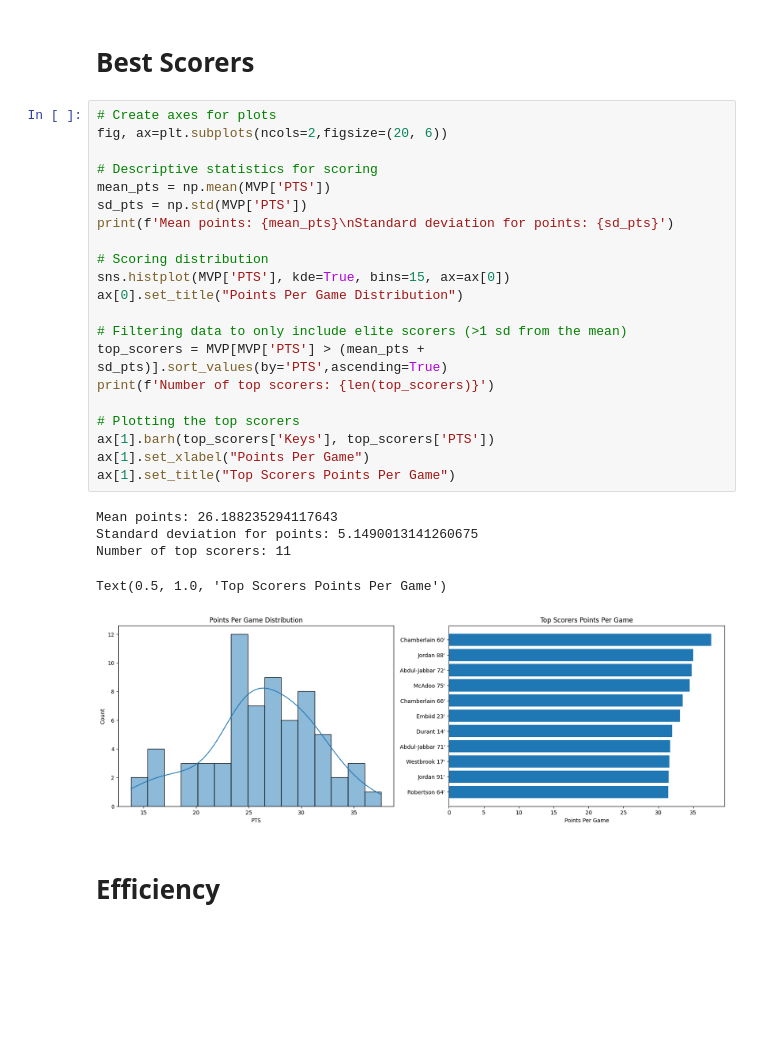
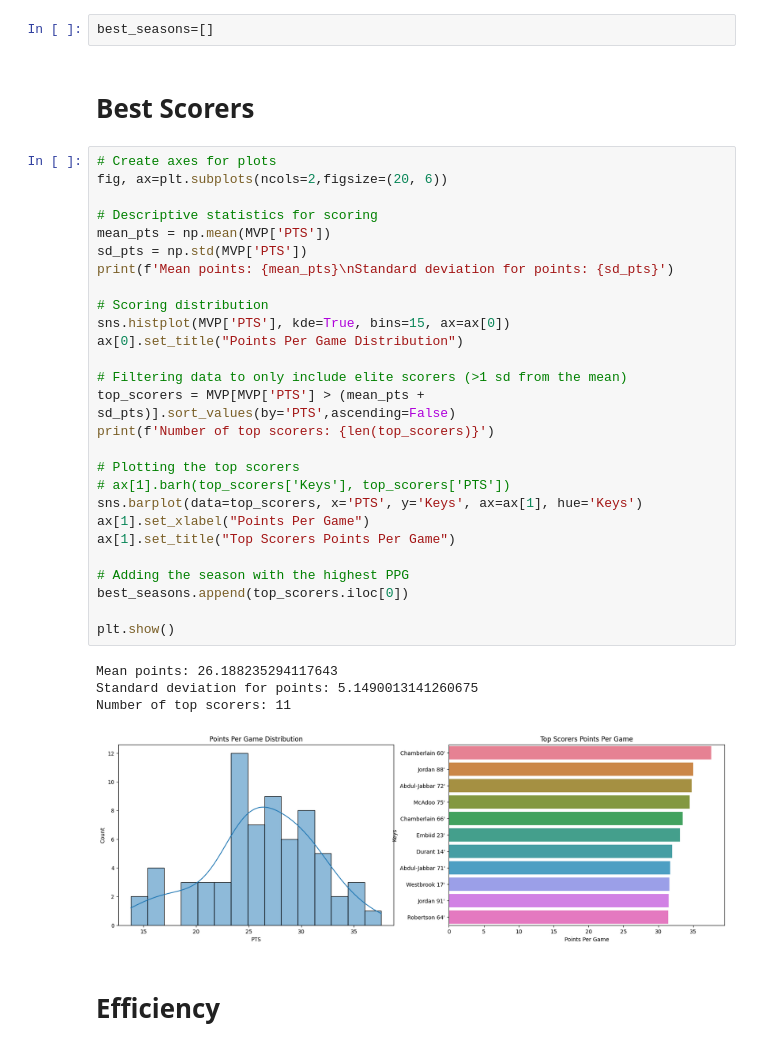
Before and after one commit to BrandonYChan/Data-Visualization-Project, a Jupyter notebook: MVP.ipynb, the cells around one changed output. Cells and saved outputs as stored; diff of their text form; blank space fills up the shorter version.

```diff
--- a/MVP.ipynb
+++ b/MVP.ipynb
@@ -54,32 +51,39 @@ contenders=[]
+# %%
+best_seasons=[]
 # %% [markdown]
 # Best Scorers
 # %%
 # Create axes for plots
 fig, ax=plt.subplots(ncols=2,figsize=(20, 6))
 
 # Descriptive statistics for scoring
 mean_pts = np.mean(MVP['PTS'])
 sd_pts = np.std(MVP['PTS'])
 print(f'Mean points: {mean_pts}\nStandard deviation for points: {sd_pts}')
 
 # Scoring distribution
 sns.histplot(MVP['PTS'], kde=True, bins=15, ax=ax[0])
 ax[0].set_title("Points Per Game Distribution")
 
 # Filtering data to only include elite scorers (>1 sd from the mean)
-top_scorers = MVP[MVP['PTS'] > (mean_pts + sd_pts)].sort_values(by='PTS',ascending=True)
+top_scorers = MVP[MVP['PTS'] > (mean_pts + sd_pts)].sort_values(by='PTS',ascending=False)
 print(f'Number of top scorers: {len(top_scorers)}')
 
 # Plotting the top scorers
-ax[1].barh(top_scorers['Keys'], top_scorers['PTS'])
+# ax[1].barh(top_scorers['Keys'], top_scorers['PTS'])
+sns.barplot(data=top_scorers, x='PTS', y='Keys', ax=ax[1], hue='Keys')
 ax[1].set_xlabel("Points Per Game")
 ax[1].set_title("Top Scorers Points Per Game")
+
+# Adding the season with the highest PPG
+best_seasons.append(top_scorers.iloc[0])
+
+plt.show()
 # %% [output]
 Mean points: 26.188235294117643
 Standard deviation for points: 5.1490013141260675
 Number of top scorers: 11
-Text(0.5, 1.0, 'Top Scorers Points Per Game')
-[figure, old version]
+[figure, new version]
 # %% [markdown]
 # Efficiency
 # %%
```
Also changed, not shown: parts of 15 cells of this notebook.
